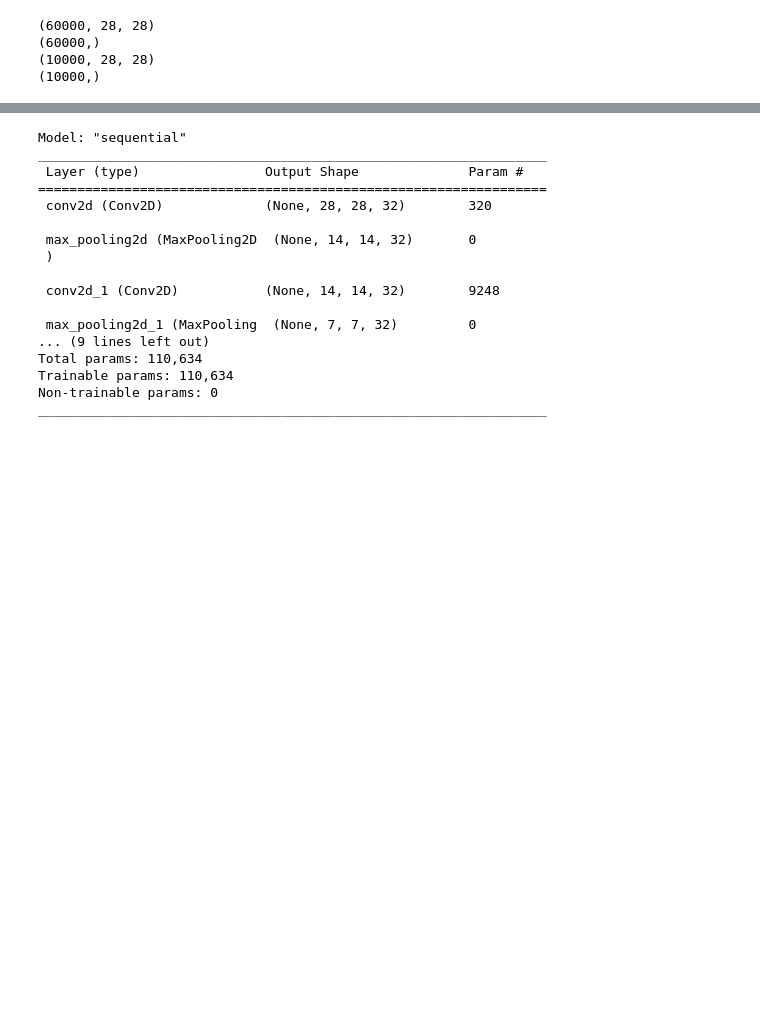
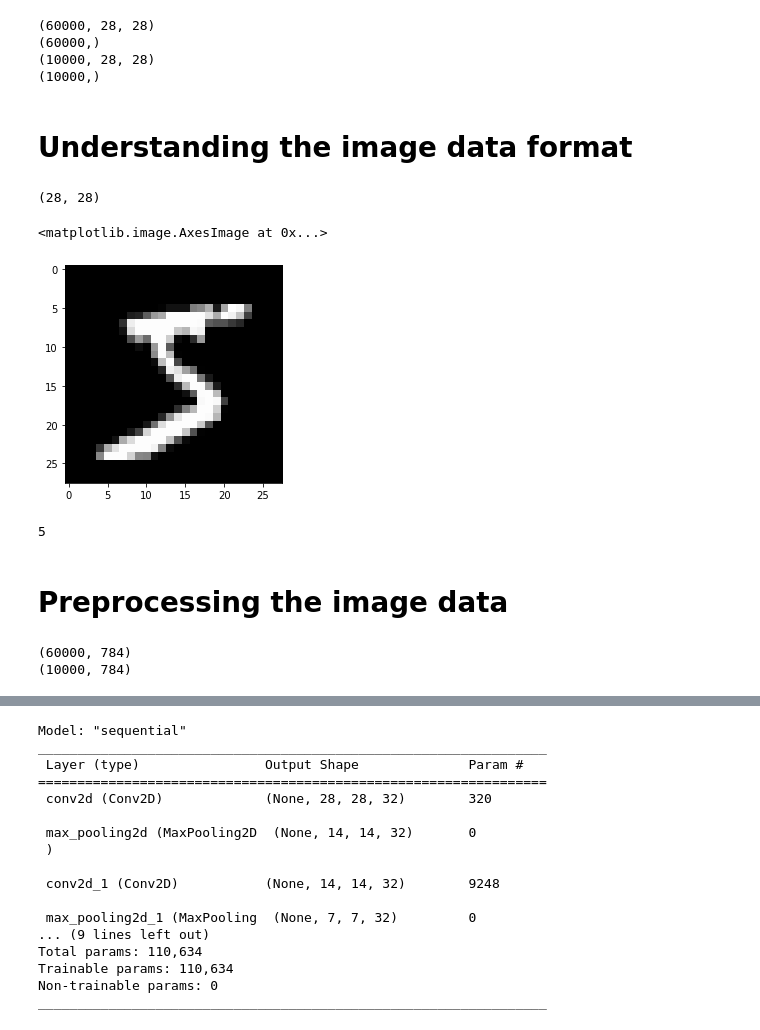
Before and after one commit to alexmacharia/deep_learning_projects, a Jupyter notebook: Mnist_CNN_Classifier.ipynb, the cells around one changed output, grey strips where cells are left out. Cells and saved outputs as stored; diff of their text form; code cells hidden in the pictures; blank space fills up the shorter version.

```diff
--- a/Mnist_CNN_Classifier.ipynb
+++ b/Mnist_CNN_Classifier.ipynb
@@ -21,3 +21,20 @@ print(y_test.shape)
 (60000,)
 (10000, 28, 28)
 (10000,)
+# %% [markdown]
+# **Understanding the image data format**
+# %%
+X_train[0].shape
+# %% [output]
+(28, 28)
+# %%
+plt.imshow(X_train[0], cmap='gray')
+# %% [output]
+<matplotlib.image.AxesImage at 0x...>
+[figure, added]
+# %%
+y_train[0]
+# %% [output]
+5
+# %% [markdown]
+# **Preprocessing the image data**
@@ -23,0 +43,8 @@ print(y_test.shape)
+# %%
+X_train = X_train.reshape(60000, height*width)
+X_test = X_test.reshape(10000, height*width)
+print(X_train.shape)
+print(X_test.shape)
+# %% [output]
+(60000, 784)
+(10000, 784)
```
Also changed, not shown: parts of 8 cells of this notebook.
